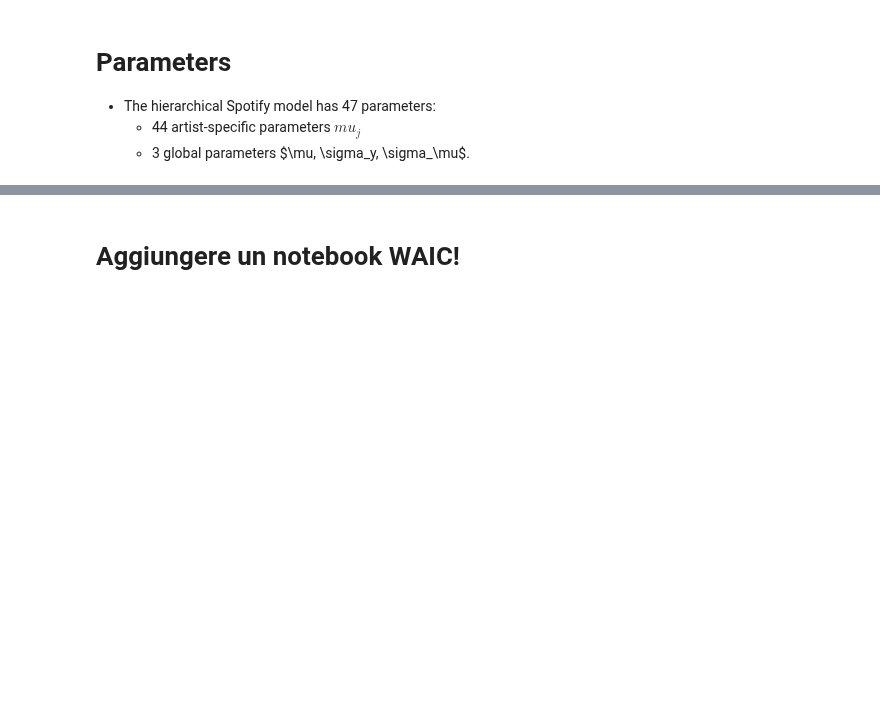
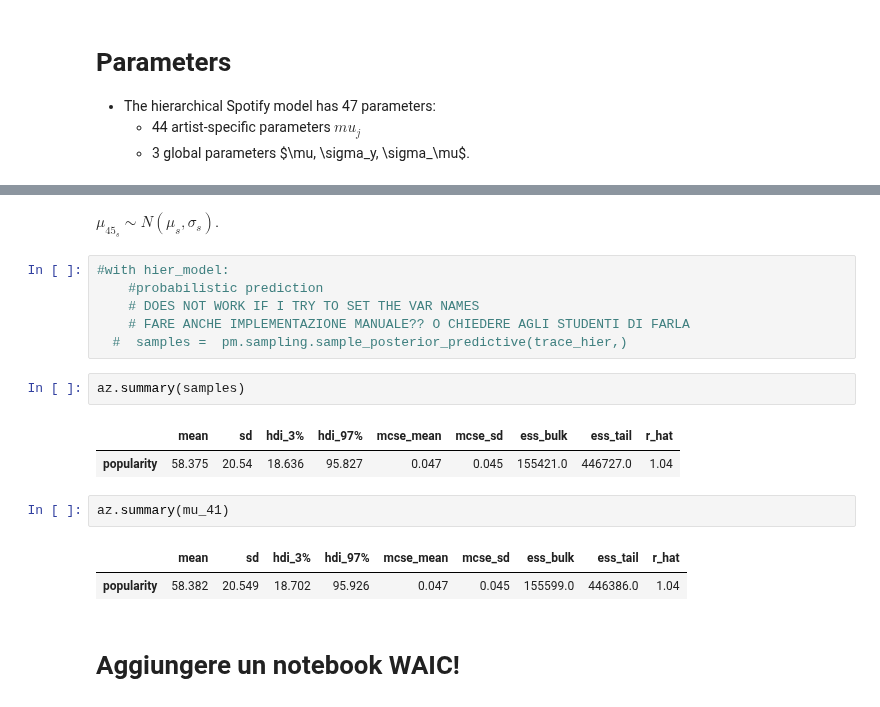
Before and after one commit to gcorani/bda, a Jupyter notebook: 3b-ProbProgramming-hierarchical.ipynb, the cells around one changed output, grey strips where cells are left out. Drawn from its saved outputs; the diff is of its cells as text; blank space fills up the shorter version.

```diff
--- a/3b-ProbProgramming-hierarchical.ipynb
+++ b/3b-ProbProgramming-hierarchical.ipynb
@@ -530,2 +737,20 @@ az.plot_forest?
+# %% [markdown]
+ $\mu_{45}_s \sim N (\mu_s, \sigma_s)$.
+# %%
+#with hier_model:
+    #probabilistic prediction
+    # DOES NOT WORK IF I TRY TO SET THE VAR NAMES
+    # FARE ANCHE IMPLEMENTAZIONE MANUALE?? O CHIEDERE AGLI STUDENTI DI FARLA
+  #  samples =  pm.sampling.sample_posterior_predictive(trace_hier,)
+# %%
+az.summary(samples)
+# %% [output]
+|  | mean | sd | hdi_3% | hdi_97% | mcse_mean | mcse_sd | ess_bulk | ess_tail | r_hat |
+| popularity | 58.375 | 20.54 | 18.636 | 95.827 | 0.047 | 0.045 | 155421.0 | 446727.0 | 1.04 |
+# %%
+az.summary(mu_41)
+# %% [output]
+|  | mean | sd | hdi_3% | hdi_97% | mcse_mean | mcse_sd | ess_bulk | ess_tail | r_hat |
+| popularity | 58.382 | 20.549 | 18.702 | 95.926 | 0.047 | 0.045 | 155599.0 | 446386.0 | 1.04 |
 # %% [markdown]
 # Aggiungere un notebook WAIC!
```
Also changed, not shown: parts of 28 cells of this notebook, 2 other files.
